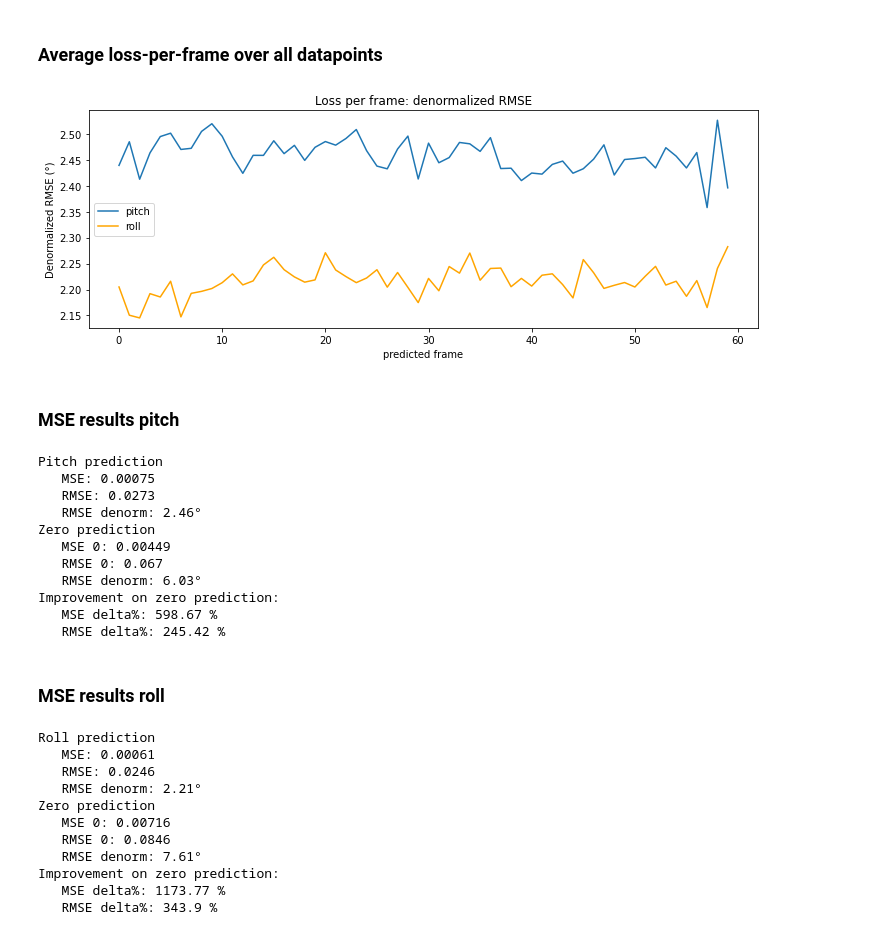
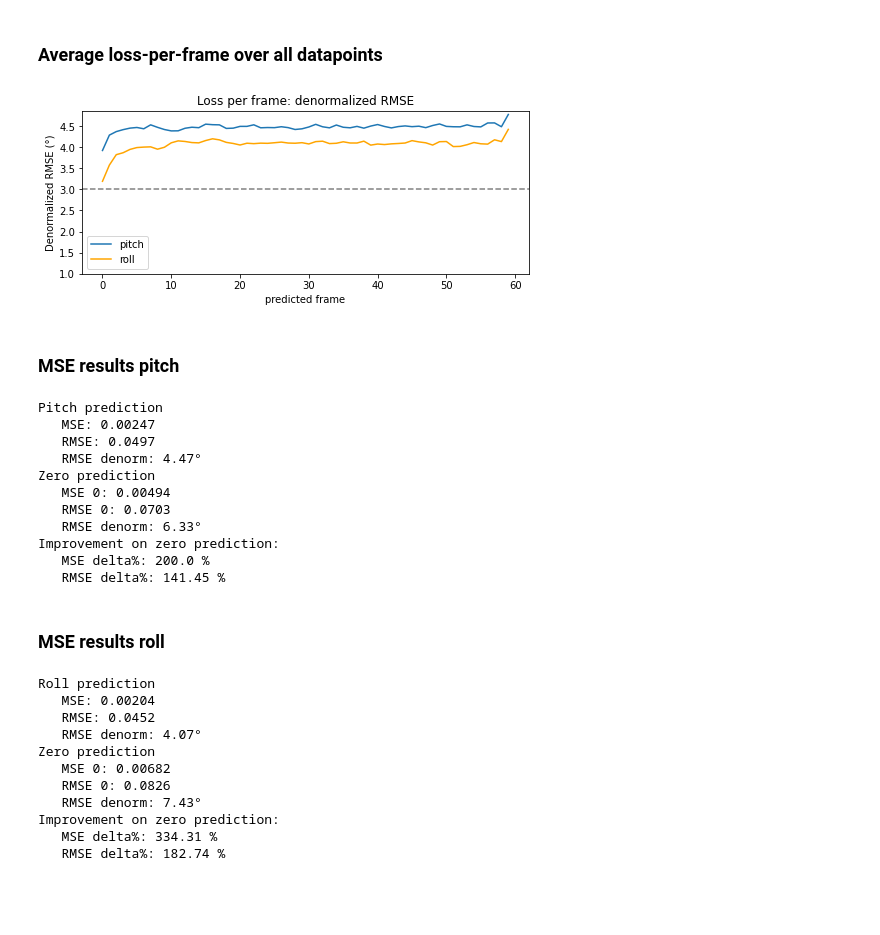
Before and after one commit to lancedw/3D-state-prediction-for-surface-vessels-using-IMU-data-and-images, a Jupyter notebook: code/notebooks/train_notebooks/pr_sequence_predictor.ipynb, the cells around one changed output. Drawn from its saved outputs; the diff is of its cells as text; code cells hidden in the pictures; blank space fills up the shorter version.

```diff
--- a/code/notebooks/train_notebooks/pr_sequence_predictor.ipynb
+++ b/code/notebooks/train_notebooks/pr_sequence_predictor.ipynb
@@ -67,7 +67,7 @@ if not os.path.exists(TEST_RESULT_FOLDER):
 if not os.path.exists(RESULT_FOLDER):
     os.mkdir(RESULT_FOLDER)
 # %%
-FRAMES_IN = 60
+FRAMES_IN = 10
 FRAMES_OUT = 60
 
 N_EPISODES = 540
@@ -387,7 +386,7 @@ class Decoder(nn.Module):
         outputs, hidden = self.decoder_lstm(x_input, hidden)
 
         outputs = self.decoder_fc_1(outputs)
-        outputs = self.decoder_fc_2(outputs)
+        outputs = torch.tanh(self.decoder_fc_2(outputs))
 
         return outputs, hidden
 # %%
@@ -406,7 +405,7 @@ class LSTM_seq2seq(nn.Module):
     def forward(self, input_tensor):
         encoder_outputs, encoder_hidden  = self.encoder.forward(input_tensor)
 
-        decoder_outputs, decoder_hidden = self.decoder.forward(encoder_outputs, encoder_hidden)
+        decoder_outputs, _ = self.decoder.forward(encoder_outputs, encoder_hidden)
 
         return decoder_outputs
 # %% [markdown]
@@ -749,20 +748,22 @@ roll_lpf_mse = roll_total / total
 # %%
 pitch_lpf_rmse = np.sqrt(pitch_lpf_mse)
 roll_lpf_rmse = np.sqrt(roll_lpf_mse)
 denorm = lambda x: denorm_pr(x)
 vfunc = np.vectorize(denorm)
-plt.figure(figsize=(12, 4))
+plt.figure(figsize=(8,3))
 plt.plot(vfunc(pitch_lpf_rmse), label='pitch')
 plt.plot(vfunc(roll_lpf_rmse), color='orange', label='roll')
+plt.axhline(y=3, color='gray', linestyle='--')
 plt.xlabel('predicted frame')
 plt.ylabel('Denormalized RMSE (°)')
+plt.yticks(np.arange(1,5,0.5))
 plt.title('Loss per frame: denormalized RMSE')
 plt.legend()
 if SAVE_RESULTS:
     plt.savefig(f'{RESULT_FOLDER}/LPF-denorm-RMSE_{FRAMES_IN}in_{FRAMES_OUT}out_epochs{NUM_EPOCHS}')
 plt.show()
 # %% [output]
-[figure, old version]
+[figure, new version]
 # %% [markdown]
 ### MSE results pitch
 # %%
@@ -806,16 +807,16 @@ print("   MSE delta%:", round(mse0/mse*100, 2), "%")
 print("   RMSE delta%:", round(rmse0/rmse*100, 2), "%")
 # %% [output]
 Pitch prediction
-   MSE: 0.00075
-   RMSE: 0.0273
-   RMSE denorm: 2.46°
+   MSE: 0.00247
+   RMSE: 0.0497
+   RMSE denorm: 4.47°
 Zero prediction
-   MSE 0: 0.00449
-   RMSE 0: 0.067
-   RMSE denorm: 6.03°
+   MSE 0: 0.00494
+   RMSE 0: 0.0703
+   RMSE denorm: 6.33°
 Improvement on zero prediction:
-   MSE delta%: 598.67 %
-   RMSE delta%: 245.42 %
+   MSE delta%: 200.0 %
+   RMSE delta%: 141.45 %
 # %% [markdown]
 ### MSE results roll
 # %%
@@ -859,16 +860,16 @@ print("   MSE delta%:", round(mse0/mse*100, 2), "%")
 print("   RMSE delta%:", round(rmse0/rmse*100, 2), "%")
 # %% [output]
 Roll prediction
-   MSE: 0.00061
-   RMSE: 0.0246
-   RMSE denorm: 2.21°
+   MSE: 0.00204
+   RMSE: 0.0452
+   RMSE denorm: 4.07°
 Zero prediction
-   MSE 0: 0.00716
-   RMSE 0: 0.0846
-   RMSE denorm: 7.61°
+   MSE 0: 0.00682
+   RMSE 0: 0.0826
+   RMSE denorm: 7.43°
 Improvement on zero prediction:
-   MSE delta%: 1173.77 %
-   RMSE delta%: 343.9 %
+   MSE delta%: 334.31 %
+   RMSE delta%: 182.74 %
 # %%
 fig, ax = plt.subplots(figsize=(3,4))
 pitch_error = np.load(f"{TEST_RESULT_FOLDER}/pitch_denormalized_error.npy")
```
Also changed, not shown: parts of 18 cells of this notebook, 22 other files.
